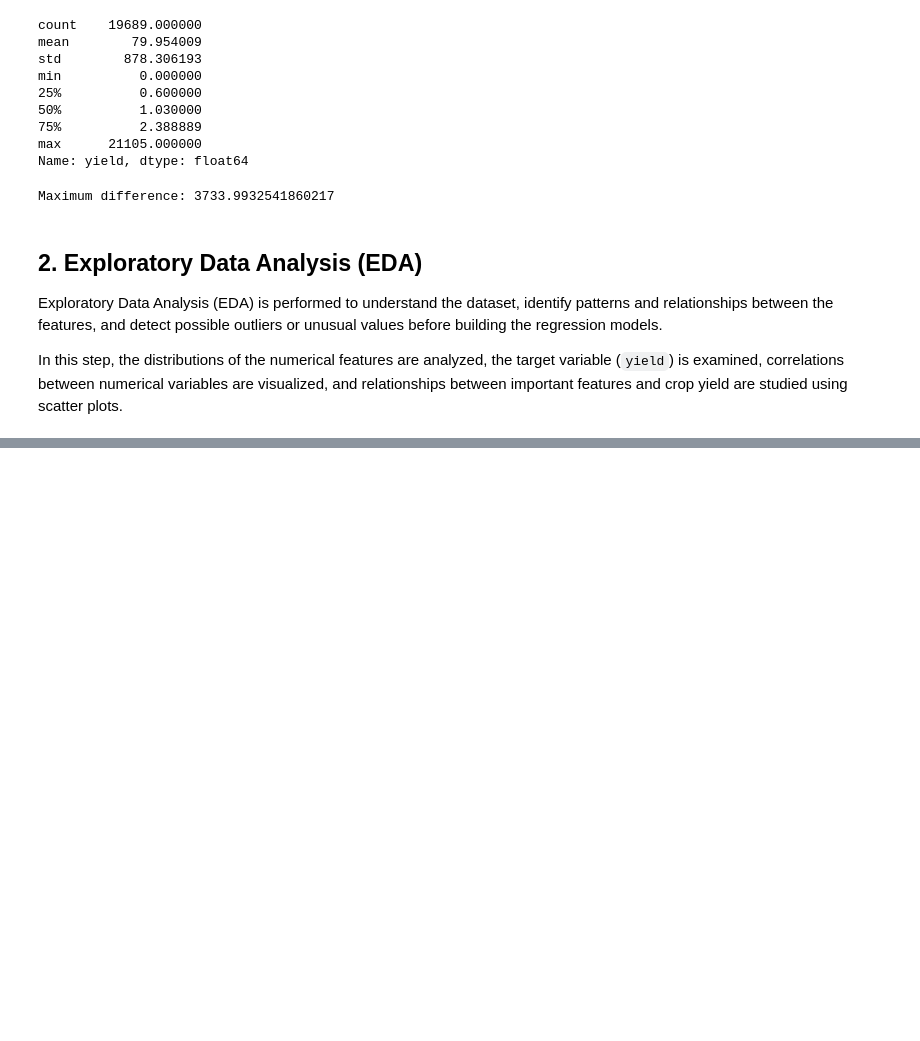
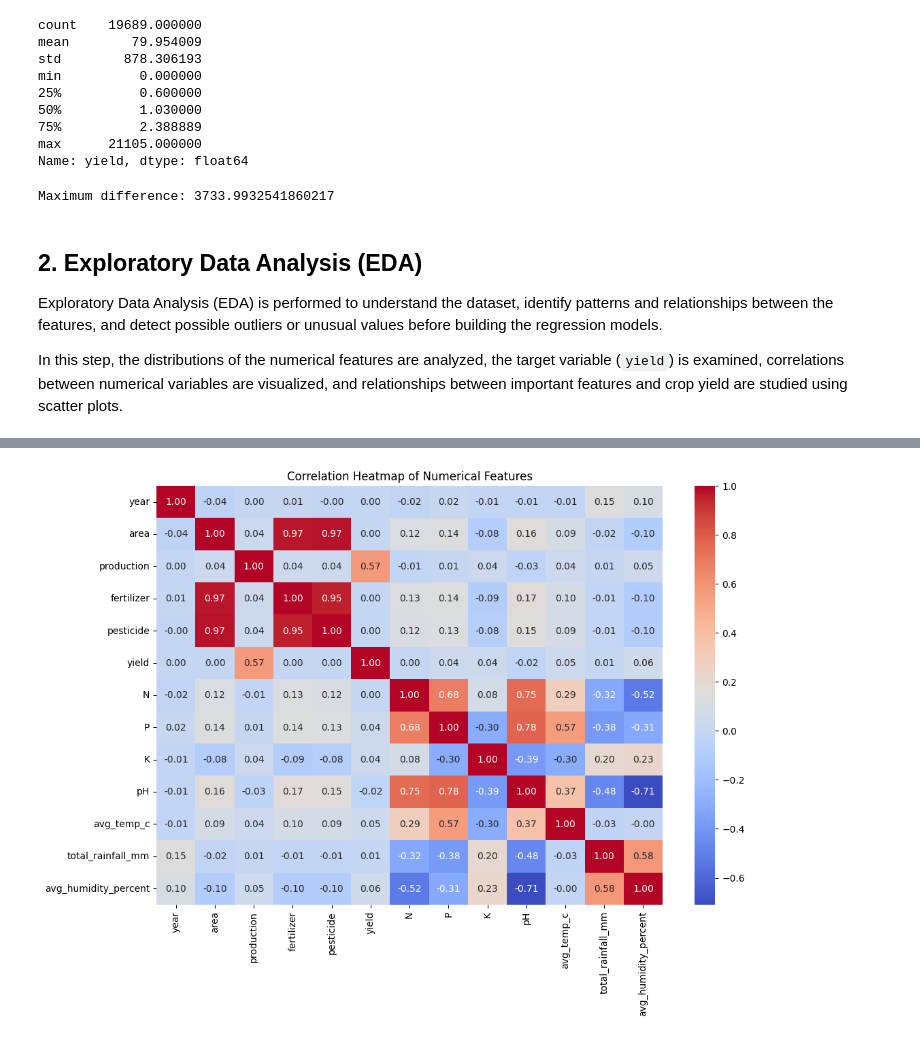
Before and after one commit to Dishitha0607/Machine-Learning-Project, a Jupyter notebook: data.ipynb, the cells around one changed output, grey strips where cells are left out. Cells and saved outputs as stored; diff of their text form; code cells hidden in the pictures; blank space fills up the shorter version.

```diff
--- a/data.ipynb
+++ b/data.ipynb
@@ -118,0 +132,12 @@ In this step, the distributions of the numerical features are analyzed, the targ
+# %%
+# Calculate correlations between numerical features
+correlation = master_df.select_dtypes(include='number').corr()
+
+# Plot the correlation heatmap
+plt.figure(figsize=(12, 8))
+sns.heatmap(correlation, annot=True, cmap='coolwarm', fmt='.2f')
+
+plt.title("Correlation Heatmap of Numerical Features")
+plt.show()
+# %% [output]
+[figure, added]
```
Also changed, not shown: parts of 10 cells of this notebook.
